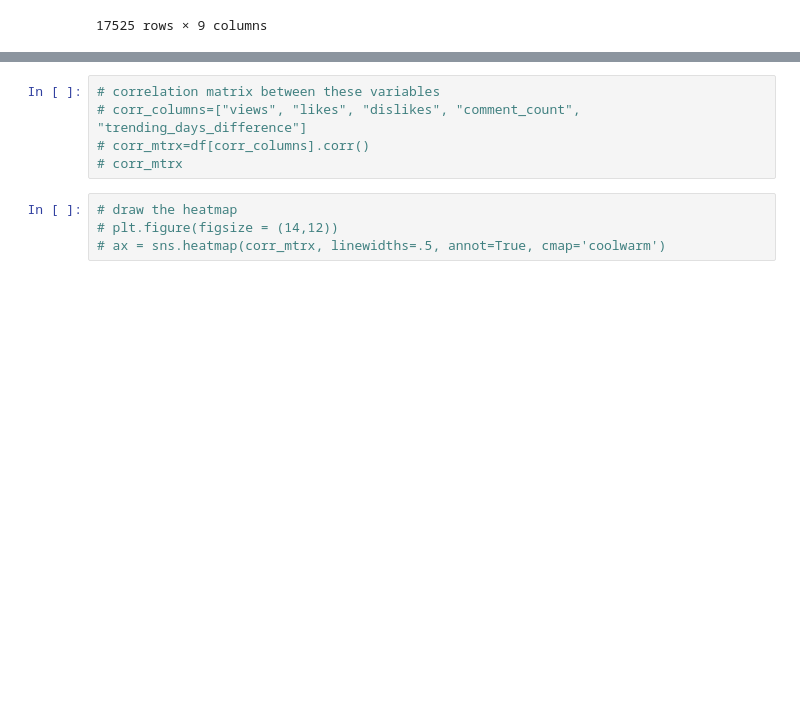
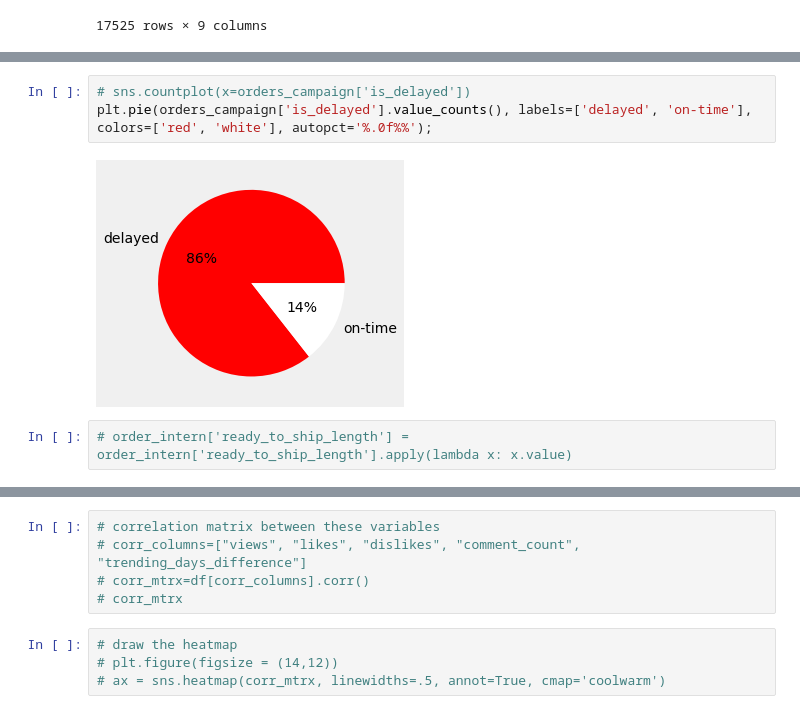
Before and after one commit to farnaz-irani/muesli-delivery-performance, a Jupyter notebook: Farnaz.ipynb, the cells around one changed output, grey strips where cells are left out. Drawn from its saved outputs; the diff is of its cells as text; blank space fills up the shorter version.

```diff
--- a/Farnaz.ipynb
+++ b/Farnaz.ipynb
@@ -128,0 +161,7 @@ orders_campaign.head()
+# %%
+# sns.countplot(x=orders_campaign['is_delayed'])
+plt.pie(orders_campaign['is_delayed'].value_counts(), labels=['delayed', 'on-time'], colors=['red', 'white'], autopct='%.0f%%');
+# %% [output]
+[figure, added]
+# %%
+# order_intern['ready_to_ship_length'] = order_intern['ready_to_ship_length'].apply(lambda x: x.value)
```
Also changed, not shown: parts of 12 cells of this notebook.
